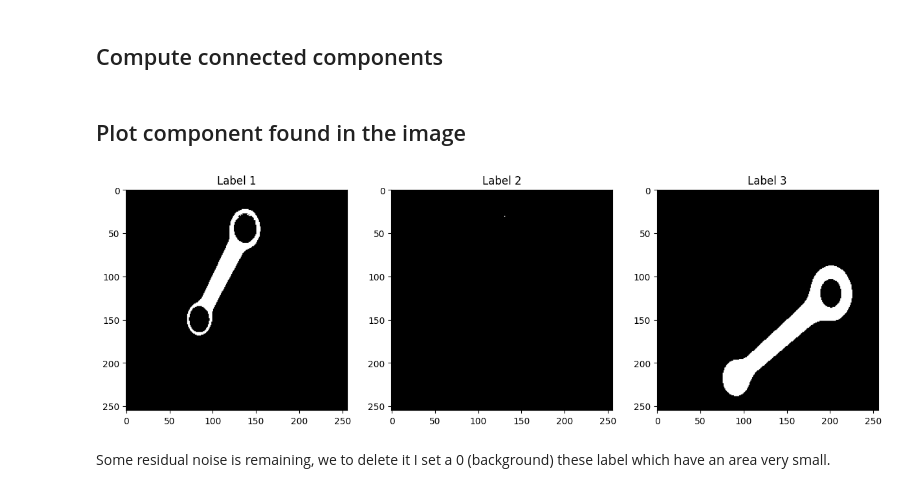
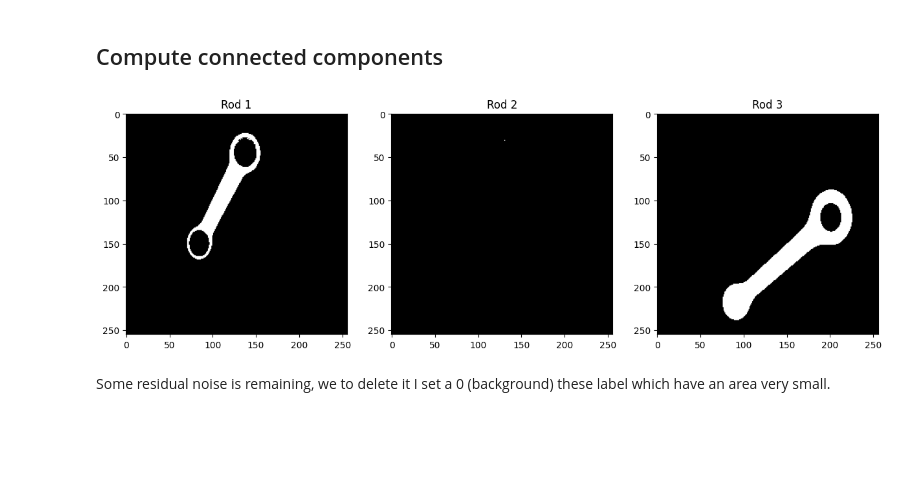
Before and after one commit to matteoperiani2/rod_analysis, a Jupyter notebook: project.ipynb, the cells around one changed output. Drawn from its saved outputs; the diff is of its cells as text; code cells hidden in the pictures; blank space fills up the shorter version.

```diff
--- a/project.ipynb
+++ b/project.ipynb
@@ -42,16 +42,14 @@ plt.show()
 Affine noise elimination (Dilation -> Opening -> 2x Dilation -> 2x Erosion)
 # %%
 # Kernels for Morphological Operators
-cross5 = cv2.getStructuringElement(cv2.MORPH_CROSS,(5,5))
-cross3 = cv2.getStructuringElement(cv2.MORPH_CROSS,(3,3))
-square5 = cv2.getStructuringElement(cv2.MORPH_RECT,(5,5))
-square3 = cv2.getStructuringElement(cv2.MORPH_RECT,(3,3))
+square_k = lambda x: cv2.getStructuringElement(cv2.MORPH_RECT,(x,x))
+cross_k = lambda x: cv2.getStructuringElement(cv2.MORPH_CROSS,(x,x))
 
 # Dilation (to keep thin borders safe from Opening) -> Opening -> 2x Dilation -> 2x Erosion
-dilation1 = cv2.dilate(img_bin_blur, square3, iterations = 1)
-opening = cv2.morphologyEx(dilation1, cv2.MORPH_OPEN, cross5)
-dilation2 = cv2.dilate(opening, square3, iterations = 2)
-erosion = cv2.erode(dilation2, square3, iterations = 2)
+dilation1 = cv2.dilate(img_bin_blur, square_k(3), iterations = 1)
+opening = cv2.morphologyEx(dilation1, cv2.MORPH_OPEN, cross_k(5))
+dilation2 = cv2.dilate(opening, square_k(3), iterations = 2)
+erosion = cv2.erode(dilation2, square_k(3), iterations = 2)
 
 # Other 2 steps of median filtering to remove residual noise
 mask = cv2.medianBlur(cv2.medianBlur(cv2.bitwise_and(binarized_img, erosion), 3), 3)
@@ -60,7 +58,6 @@ mask = cv2.medianBlur(cv2.medianBlur(cv2.bitwise_and(binarized_img, erosion), 3)
 img_bin_denoised = cv2.bitwise_and(mask, binarized_img)
 
 plt.figure(figsize=(20,10))
-
 plt.subplot(1,3,1)
 plt.imshow(binarized_img, cmap='gray')
 plt.title('Binarized image - with Noise')
@@ -194,9 +191,27 @@ plt.show()
 img_bin = im_bin_sep.copy()
 # %% [markdown]
 ## Compute connected components
+# %%
+def get_components(labels):
+    components = []
+    for label in np.unique(labels)[1:]:
+        c = np.zeros_like(labels, dtype=np.uint8)
+        c[labels == label] = 255
+        components.append(c)
+    return components
+
+def print_components(components):
+    fig, axs = plt.subplots(1,len(components), figsize=(15, 6))
+    for idx, c in enumerate(components):
+        axs[idx].imshow(c, cmap='gray')
+        axs[idx].set_title(f'Rod {idx+1}')
+    plt.show()
 # %%
 CONNECTIVITY = 4
 
-num_labels, labels, stats, centroids = cv2.connectedComponentsWithStats(img_bin, connectivity=CONNECTIVITY)
+_, labels, stats, centroids = cv2.connectedComponentsWithStats(img_bin, connectivity=CONNECTIVITY)
+
+components = get_components(labels)
+print_components(components)
+# %% [output]
+[figure, added]
-# %% [markdown]
-## Plot component found in the image
@@ -214,6 +218,2 @@ def print_components(labels):
-# %%
-print_components(labels)
-# %% [output]
-[figure, removed]
 # %% [markdown]
 Some residual noise is remaining, we to delete it I set a 0 (background) these label which have an area very small.
```
Also changed, not shown: parts of 7 cells of this notebook.
